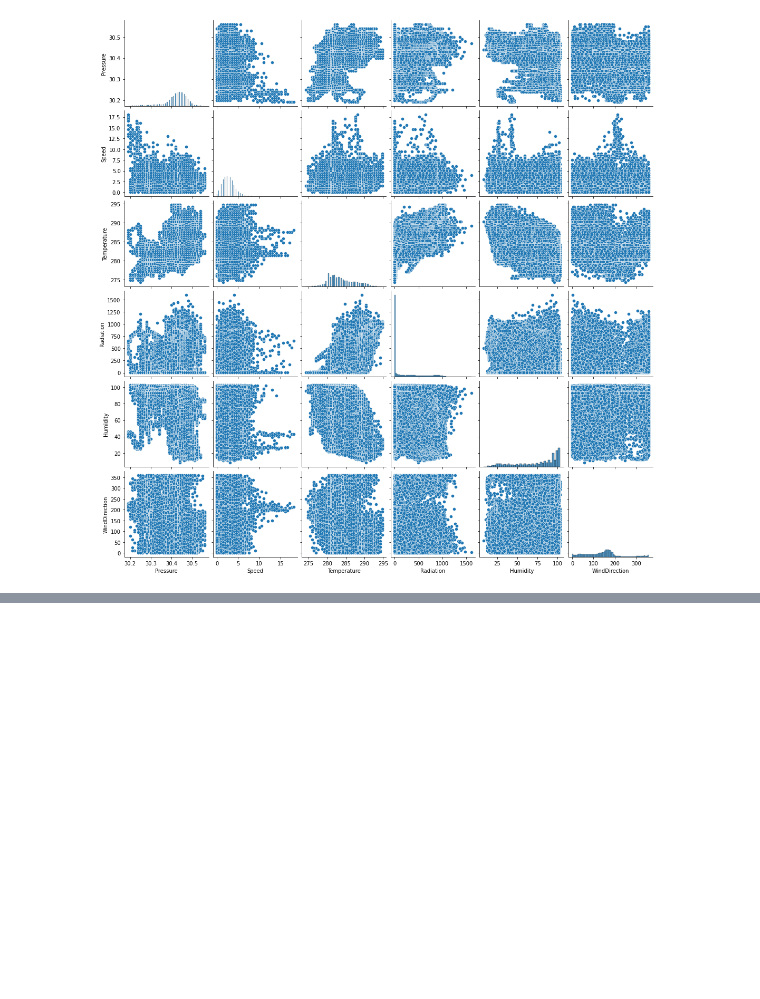
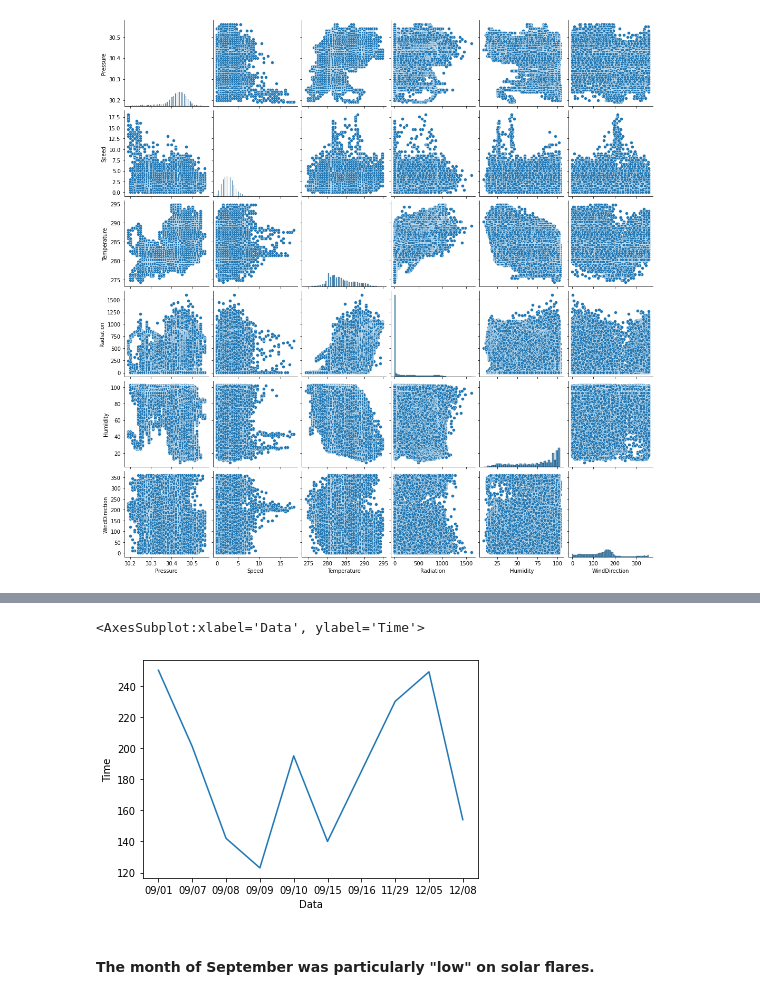
Before and after one commit to GBernard314/supreme-lamp, a Jupyter notebook: flare_analysis.ipynb, the cells around one changed output, grey strips where cells are left out. Cells and saved outputs as stored; diff of their text form; code cells hidden in the pictures; blank space fills up the shorter version.

```diff
--- a/flare_analysis.ipynb
+++ b/flare_analysis.ipynb
@@ -99,0 +143,9 @@ sns.pairplot(df, vars=["Pressure", "Speed", "Temperature", "Radiation", "Humidit
+# %%
+nb_flares = 250
+# %%
+sns.lineplot(data=df_day.loc[df_day <= nb_flares])
+# %% [output]
+<AxesSubplot:xlabel='Data', ylabel='Time'>
+[figure, added]
+# %% [markdown]
+#### The month of September was particularly "low" on solar flares.
```
Also changed, not shown: parts of 10 cells of this notebook.
